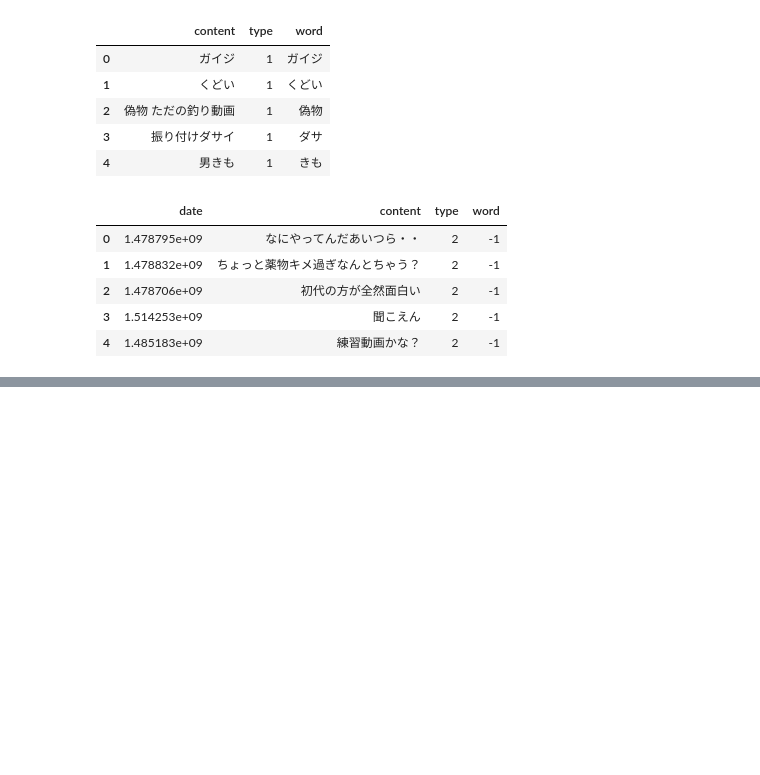
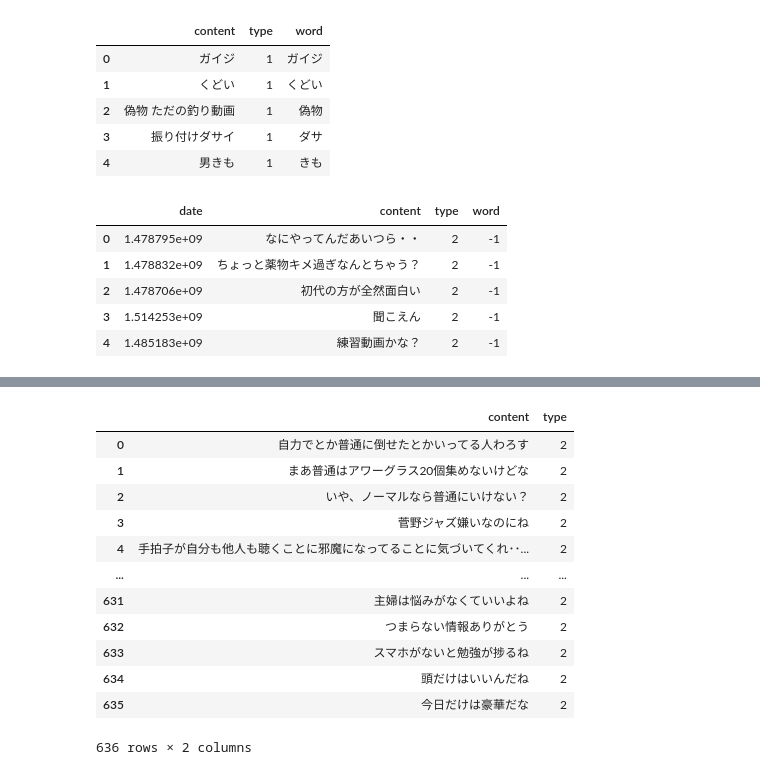
Before and after one commit to N-Eiki/proen, a Jupyter notebook: data/Untitled.ipynb, the cells around one changed output, grey strips where cells are left out. Drawn from its saved outputs; the diff is of its cells as text; code cells hidden in the pictures; blank space fills up the shorter version.

```diff
--- a/data/Untitled.ipynb
+++ b/data/Untitled.ipynb
@@ -337,0 +361,4 @@ pd.read_csv('./hiniku/hiniku_with_word.csv')
+# %%
+normal = pd.read_csv('./clean/cleaned_normal.csv')
+hiniku = pd.read_csv('./clean/cleaned_hiniku.csv')
+bad= pd.read_csv('./clean/cleaned_bad.csv')
@@ -337,0 +376,16 @@ pd.read_csv('./hiniku/hiniku_with_word.csv')
+# %%
+hiniku
+# %% [output]
+|  | content | type |
+| 0 | 自力でとか普通に倒せたとかいってる人わろす | 2 |
+| 1 | まあ普通はアワーグラス20個集めないけどな | 2 |
+| 2 | いや、ノーマルなら普通にいけない？ | 2 |
+| 3 | 菅野ジャズ嫌いなのにね | 2 |
+| 4 | 手拍子が自分も他人も聴くことに邪魔になってることに気づいてくれ･･... | 2 |
+| ... | ... | ... |
+| 631 | 主婦は悩みがなくていいよね | 2 |
+| 632 | つまらない情報ありがとう | 2 |
+| 633 | スマホがないと勉強が捗るね | 2 |
+| 634 | 頭だけはいいんだね | 2 |
+| 635 | 今日だけは豪華だな | 2 |
+636 rows × 2 columns
```
Also changed, not shown: parts of 15 cells of this notebook, 26 other files.
